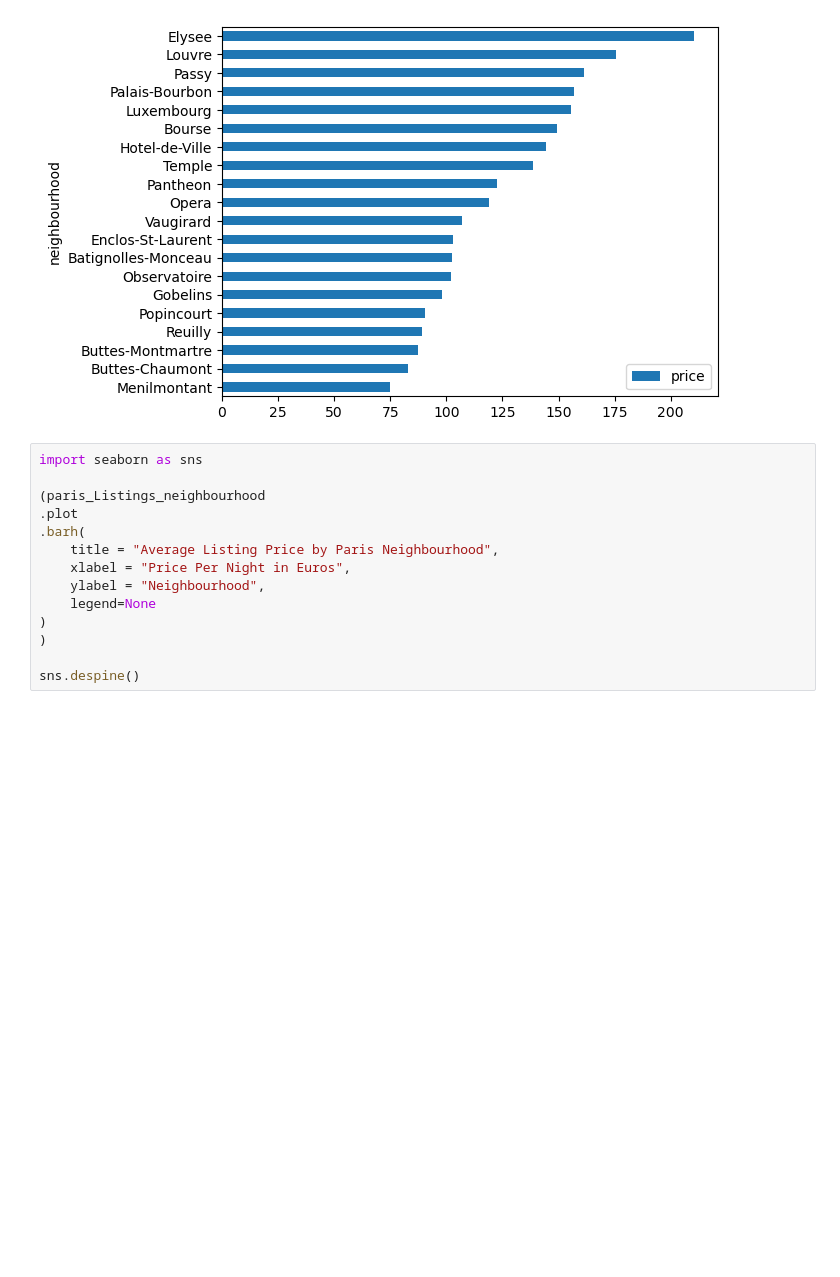
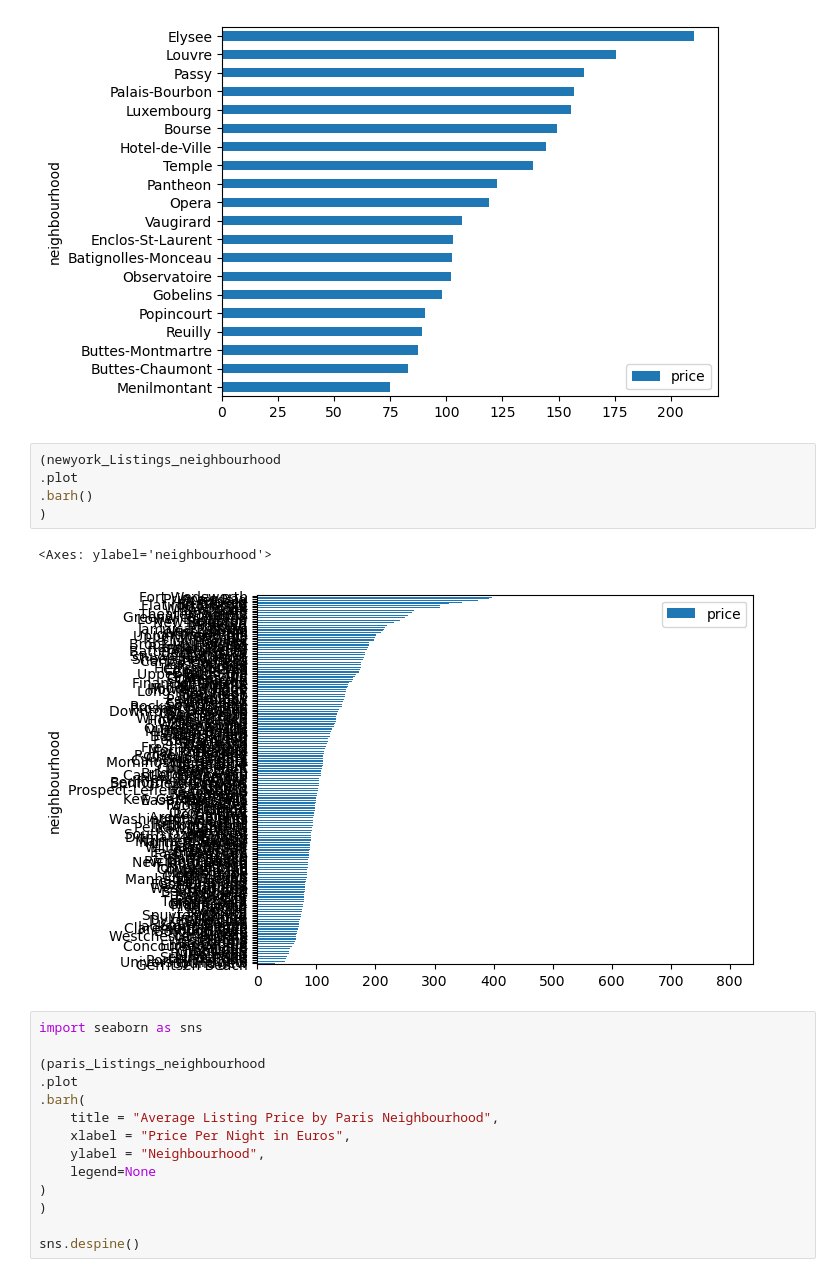
Before and after one commit to novicecoder205/AirBnB-Analysis-Project-Python, a Jupyter notebook: AirBnB Python Analyze.ipynb, the cells around one changed output. Drawn from its saved outputs; the diff is of its cells as text; blank space fills up the shorter version.

Commit message:
Update on New York Listing

```diff
--- a/AirBnB Python Analyze.ipynb
+++ b/AirBnB Python Analyze.ipynb
@@ -405,6 +405,14 @@ newyork_Listings_over_time.head()
 # %% [output]
 <Axes: ylabel='neighbourhood'>
 [figure]
+# %%
+(newyork_Listings_neighbourhood
+.plot
+.barh()
+)
+# %% [output]
+<Axes: ylabel='neighbourhood'>
+[figure, added]
 # %%
 import seaborn as sns
 
```
